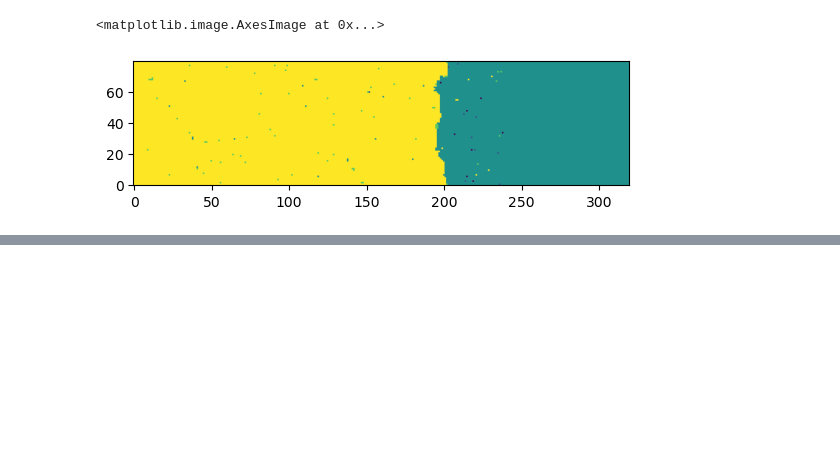
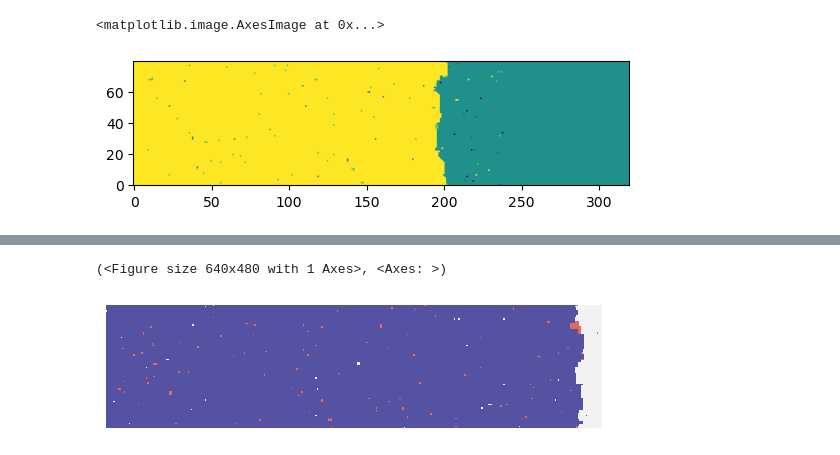
Before and after one commit to moritzobenauer/nesspy_analysis, a Jupyter notebook: notebook.ipynb, the cells around one changed output, grey strips where cells are left out. Cells and saved outputs as stored; diff of their text form; code cells hidden in the pictures; blank space fills up the shorter version.

```diff
--- a/notebook.ipynb
+++ b/notebook.ipynb
@@ -1243,0 +1325,6 @@ plt.imshow(u, origin='lower', cmap='viridis')
+# %%
+lattice = np.load("/Volumes/2025/research_nov_2025_data/ML_F0_D1_K1_SCHEME_7/-6.65/2025-11-13-14:24_4/lattice_final.npy")
+npa.plot_lattice_clean(lattice)
+# %% [output]
+(<Figure size 640x480 with 1 Axes>, <Axes: >)
+[figure, added]
```
Also changed, not shown: parts of 1 cell of this notebook, 3 other files.
